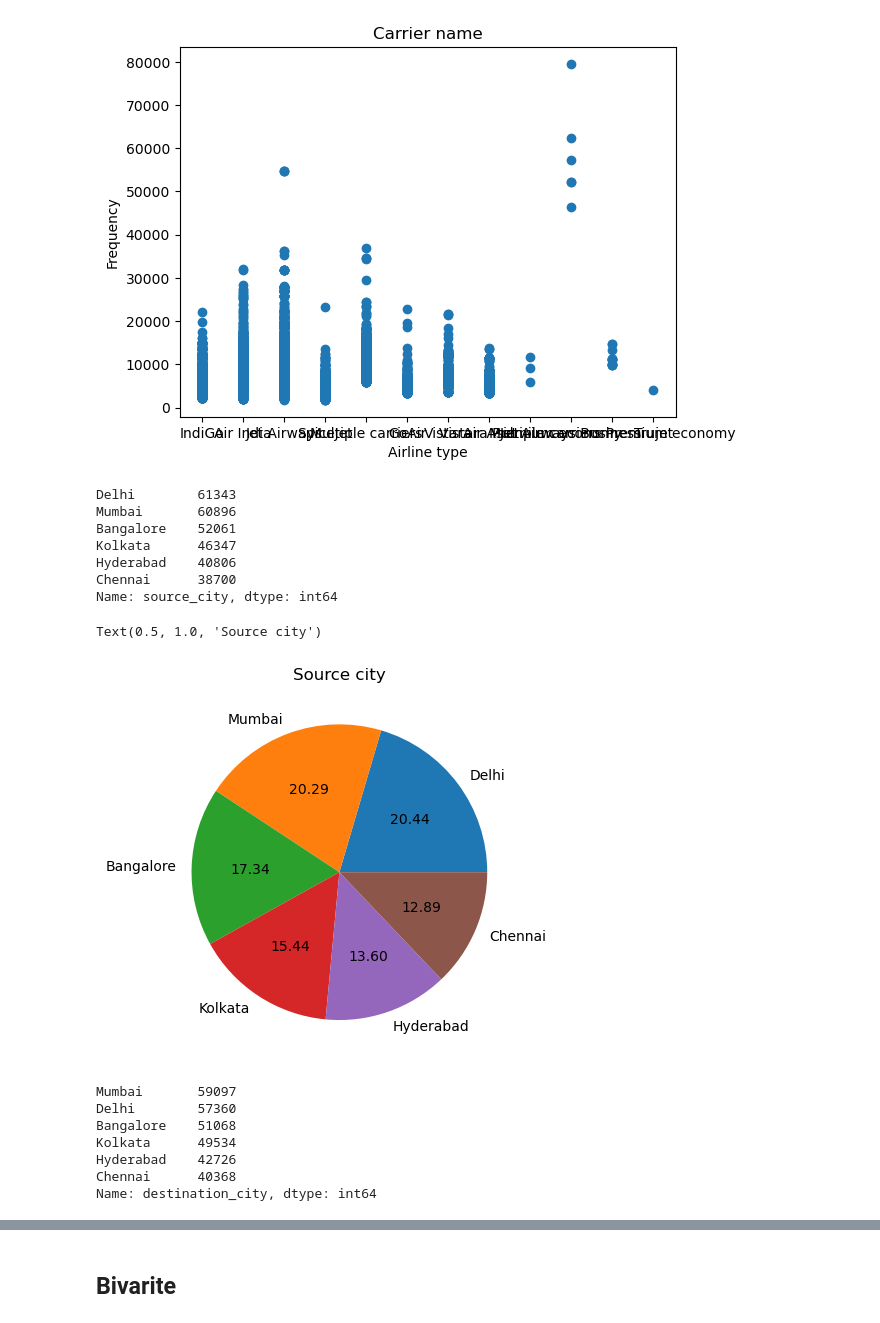
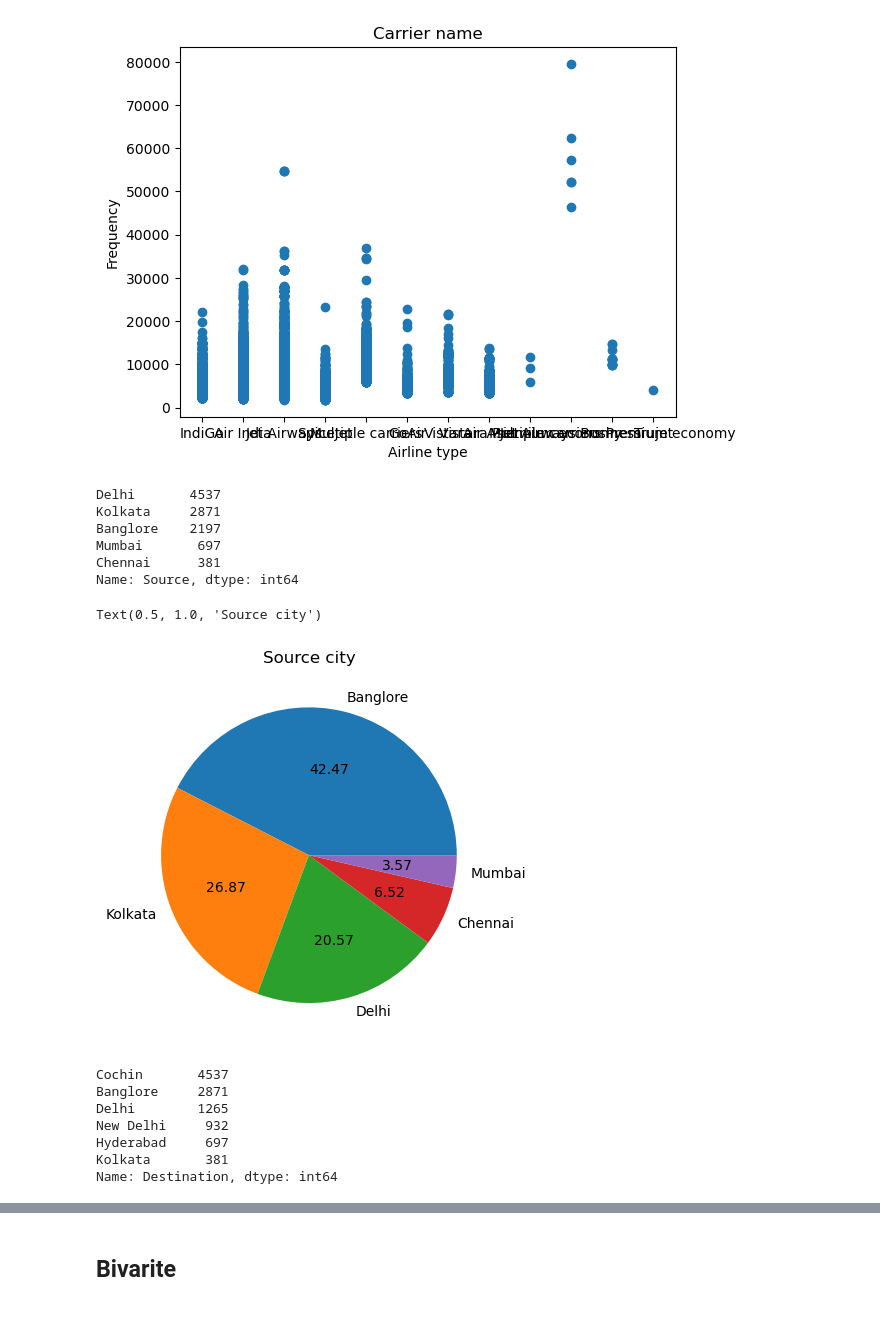
Before and after one commit to Bubllo/Applied_Data_Science_Project, a Jupyter notebook: Flight Price Prediction .ipynb, the cells around one changed output, grey strips where cells are left out. Drawn from its saved outputs; the diff is of its cells as text; code cells hidden in the pictures.

```diff
--- a/Flight Price Prediction .ipynb
+++ b/Flight Price Prediction .ipynb
@@ -72,33 +72,32 @@ Text(0.5, 1.0, 'Carrier name')
 [figure]
 # %%
 #source city
-scity=data['source_city'].value_counts()
+scity=data['Source'].value_counts()
 scity
 # %% [output]
-Delhi        61343
-Mumbai       60896
-Bangalore    52061
-Kolkata      46347
-Hyderabad    40806
-Chennai      38700
-Name: source_city, dtype: int64
+Delhi       4537
+Kolkata     2871
+Banglore    2197
+Mumbai       697
+Chennai      381
+Name: Source, dtype: int64
 # %%
-scityinfo=data['source_city'].unique()
+scityinfo=data['Source'].unique()
 plt.pie(scity,autopct="%.2f",labels=scityinfo)
 plt.title("Source city")
 # %% [output]
 Text(0.5, 1.0, 'Source city')
-[figure, old version]
+[figure, new version]
 # %%
 # destination city
-dcity=data['destination_city'].value_counts()
+dcity=data['Destination'].value_counts()
 dcity
 # %% [output]
-Mumbai       59097
-Delhi        57360
-Bangalore    51068
-Kolkata      49534
-Hyderabad    42726
-Chennai      40368
-Name: destination_city, dtype: int64
+Cochin       4537
+Banglore     2871
+Delhi        1265
+New Delhi     932
+Hyderabad     697
+Kolkata       381
+Name: Destination, dtype: int64
 # %%
```
Also changed, not shown: parts of 121 cells of this notebook.
